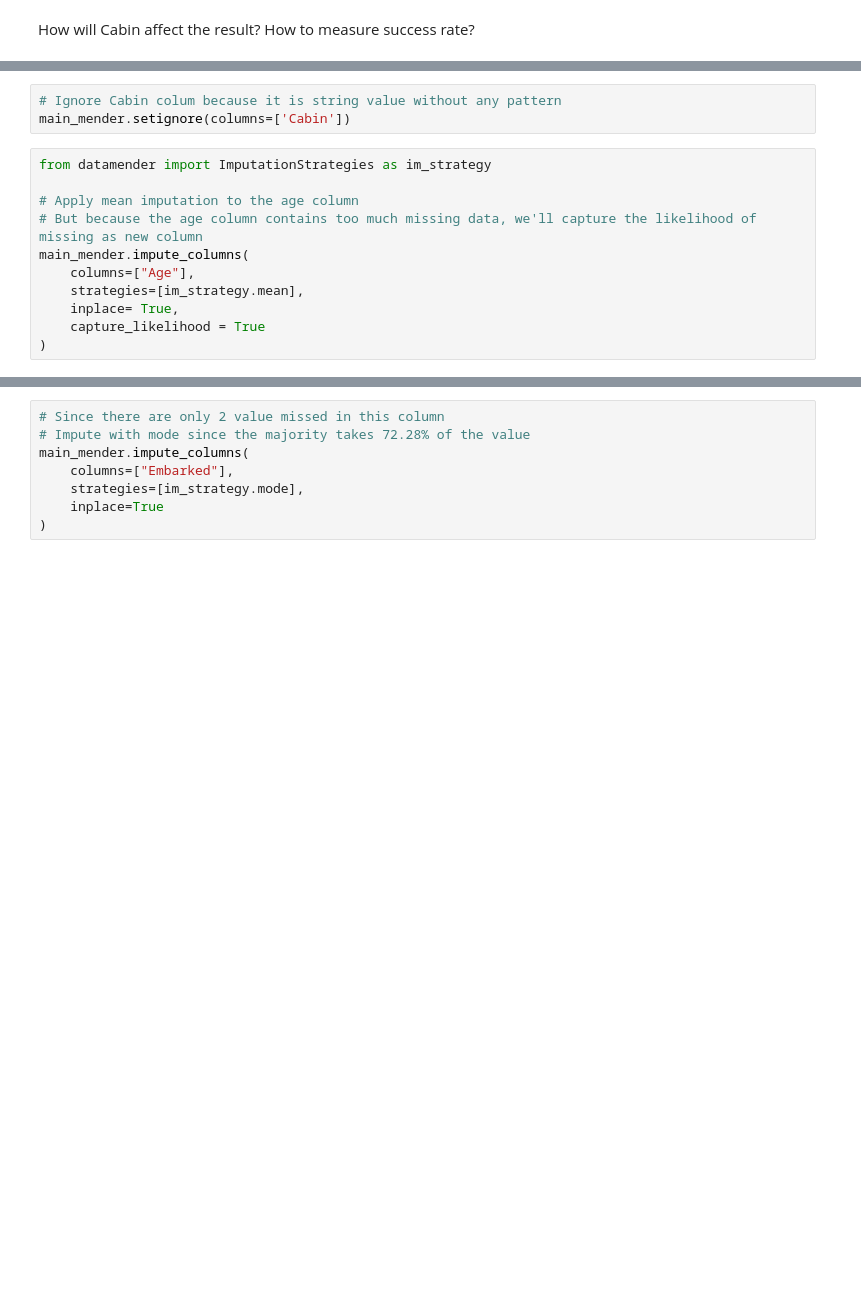
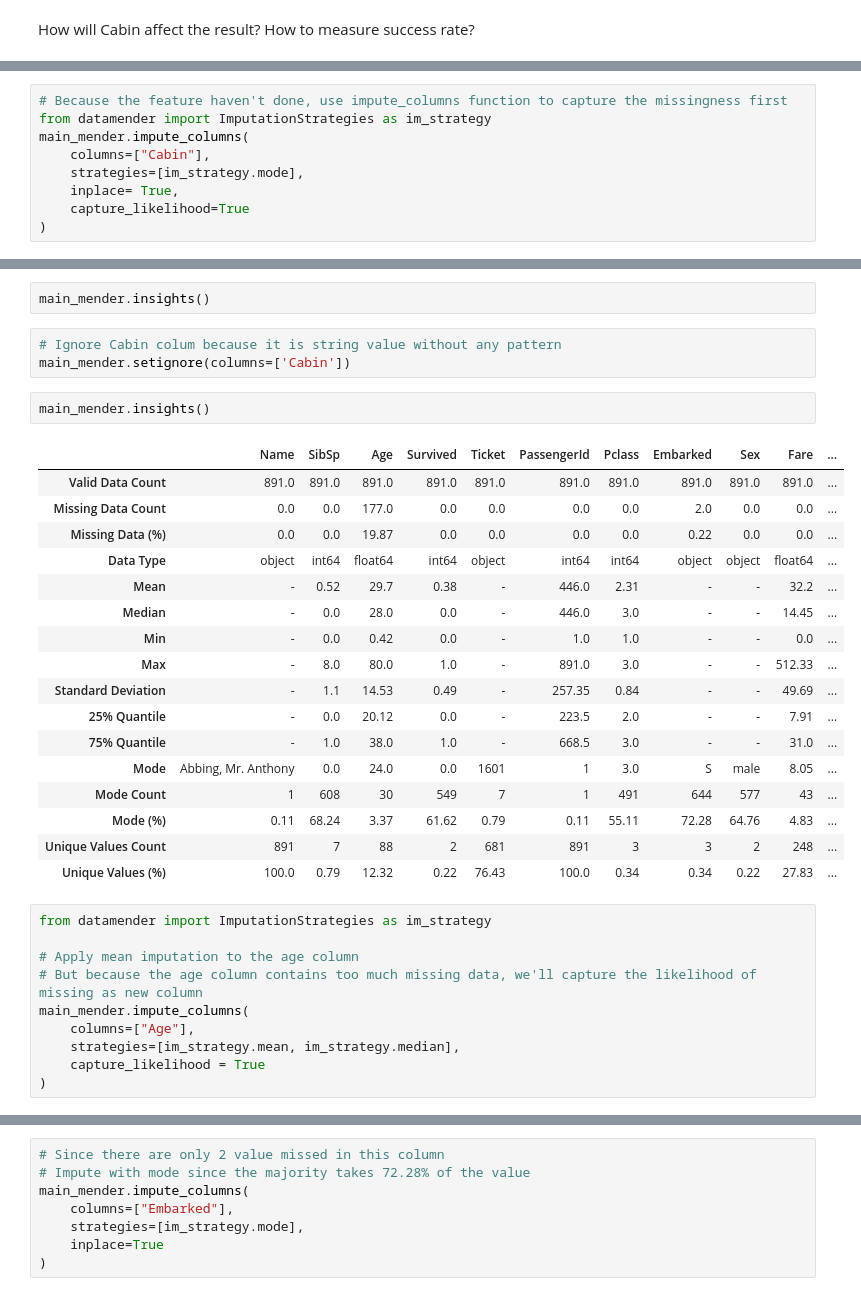
Before and after one commit to zqTheDesigner/missing-data-processor, a Jupyter notebook: datamender.ipynb, the cells around one changed output, grey strips where cells are left out. Cells and saved outputs as stored; diff of their text form; blank space fills up the shorter version.

```diff
--- a/datamender.ipynb
+++ b/datamender.ipynb
@@ -88,0 +151,9 @@ main_mender.df.head()
+# %%
+# Because the feature haven't done, use impute_columns function to capture the missingness first
+from datamender import ImputationStrategies as im_strategy
+main_mender.impute_columns(
+    columns=["Cabin"],
+    strategies=[im_strategy.mode],
+    inplace= True,
+    capture_likelihood=True
+)
@@ -89,6 +180,28 @@ main_mender.df.head()
+# %%
+main_mender.insights()
 # %%
 # Ignore Cabin colum because it is string value without any pattern
 main_mender.setignore(columns=['Cabin'])
+# %%
+main_mender.insights()
+# %% [output]
+|  | Name | SibSp | Age | Survived | Ticket | PassengerId | Pclass | Embarked | Sex | Fare | ... |
+| Valid Data Count | 891.0 | 891.0 | 891.0 | 891.0 | 891.0 | 891.0 | 891.0 | 891.0 | 891.0 | 891.0 | ... |
+| Missing Data Count | 0.0 | 0.0 | 177.0 | 0.0 | 0.0 | 0.0 | 0.0 | 2.0 | 0.0 | 0.0 | ... |
+| Missing Data (%) | 0.0 | 0.0 | 19.87 | 0.0 | 0.0 | 0.0 | 0.0 | 0.22 | 0.0 | 0.0 | ... |
+| Data Type | object | int64 | float64 | int64 | object | int64 | int64 | object | object | float64 | ... |
+| Mean | - | 0.52 | 29.7 | 0.38 | - | 446.0 | 2.31 | - | - | 32.2 | ... |
+| Median | - | 0.0 | 28.0 | 0.0 | - | 446.0 | 3.0 | - | - | 14.45 | ... |
+| Min | - | 0.0 | 0.42 | 0.0 | - | 1.0 | 1.0 | - | - | 0.0 | ... |
+| Max | - | 8.0 | 80.0 | 1.0 | - | 891.0 | 3.0 | - | - | 512.33 | ... |
+| Standard Deviation | - | 1.1 | 14.53 | 0.49 | - | 257.35 | 0.84 | - | - | 49.69 | ... |
+| 25% Quantile | - | 0.0 | 20.12 | 0.0 | - | 223.5 | 2.0 | - | - | 7.91 | ... |
+| 75% Quantile | - | 1.0 | 38.0 | 1.0 | - | 668.5 | 3.0 | - | - | 31.0 | ... |
+| Mode | Abbing, Mr. Anthony | 0.0 | 24.0 | 0.0 | 1601 | 1 | 3.0 | S | male | 8.05 | ... |
+| Mode Count | 1 | 608 | 30 | 549 | 7 | 1 | 491 | 644 | 577 | 43 | ... |
+| Mode (%) | 0.11 | 68.24 | 3.37 | 61.62 | 0.79 | 0.11 | 55.11 | 72.28 | 64.76 | 4.83 | ... |
+| Unique Values Count | 891 | 7 | 88 | 2 | 681 | 891 | 3 | 3 | 2 | 248 | ... |
+| Unique Values (%) | 100.0 | 0.79 | 12.32 | 0.22 | 76.43 | 100.0 | 0.34 | 0.34 | 0.22 | 27.83 | ... |
 # %%
 from datamender import ImputationStrategies as im_strategy
 
@@ -96,7 +209,6 @@ from datamender import ImputationStrategies as im_strategy
 # But because the age column contains too much missing data, we'll capture the likelihood of missing as new column
 main_mender.impute_columns(
     columns=["Age"],
-    strategies=[im_strategy.mean],
-    inplace= True,
+    strategies=[im_strategy.mean, im_strategy.median],
     capture_likelihood = True
 )
```
Also changed, not shown: parts of 22 cells of this notebook, 3 other files.
